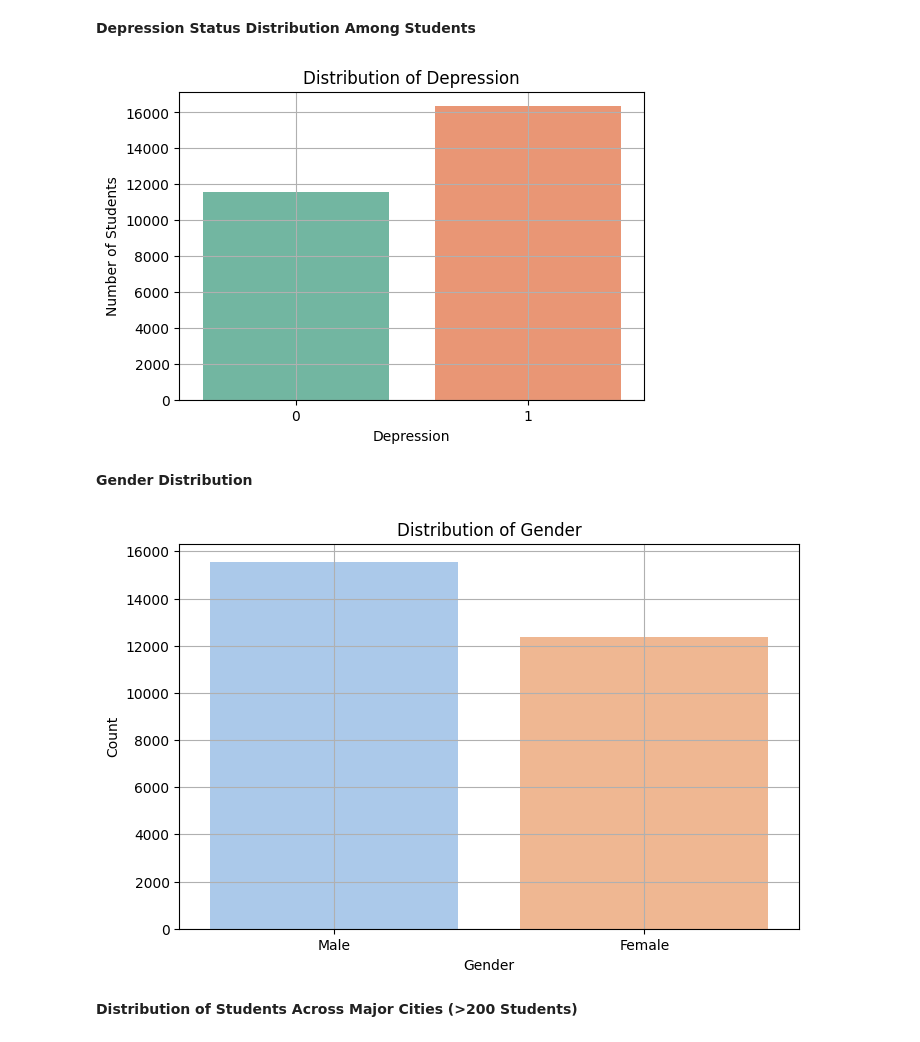
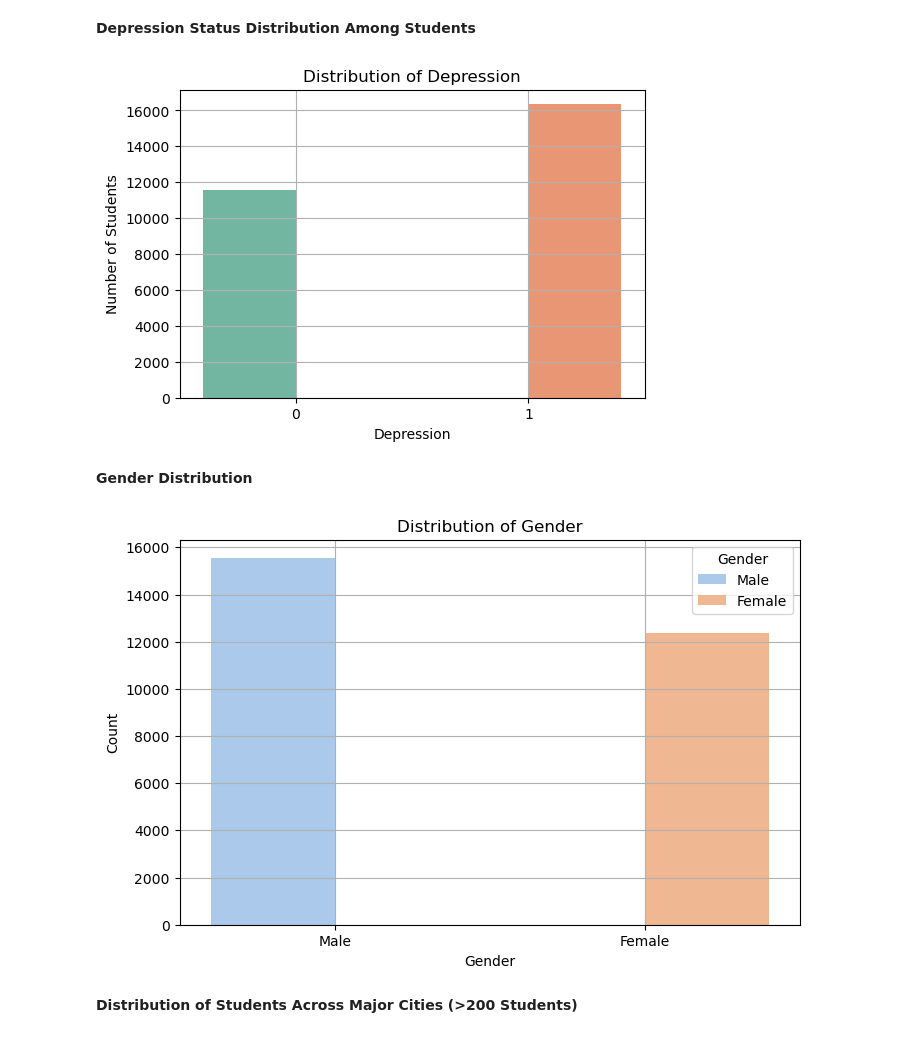
Before and after one commit to guyko29/student-depression-model, a Jupyter notebook: Student Depression Prediction.ipynb, the cells around one changed output. Saved outputs shown, nothing was run; the diff lists cells and outputs as text; code cells hidden in the pictures.

```diff
--- a/Student Depression Prediction.ipynb
+++ b/Student Depression Prediction.ipynb
@@ -101,27 +98,28 @@ plt.show()
 **Depression Status Distribution Among Students**
 # %%
 plt.figure(figsize=(6,4))
-sns.countplot(x='Depression', data=df, hue='Depression', palette='Set2', legend=False)
+sns.countplot(x='Depression', data=df, hue='Depression', palette='Set2')
+plt.legend().remove()
 plt.title('Distribution of Depression')
 plt.xlabel('Depression')
 plt.ylabel('Number of Students')
 plt.grid(True)
 plt.show()
 # %% [output]
-[figure, old version]
+[figure, new version]
 # %% [markdown]
 **Gender Distribution**
 # %%
 plt.figure(figsize=(8, 5))
-sns.countplot(x='Gender', data=df, hue='Gender', palette='pastel', legend=False,
+sns.countplot(x='Gender', data=df, hue='Gender', palette='pastel',
               order=df['Gender'].value_counts().index)
 plt.title('Distribution of Gender')
 plt.xlabel('Gender')
 plt.ylabel('Count')
 plt.grid(True)
 plt.show()
 # %% [output]
-[figure, old version]
+[figure, new version]
 # %% [markdown]
 **Distribution of Students Across Major Cities (>200 Students)**
 # %%
```
Also changed, not shown: parts of 10 cells of this notebook, 3 other files.
